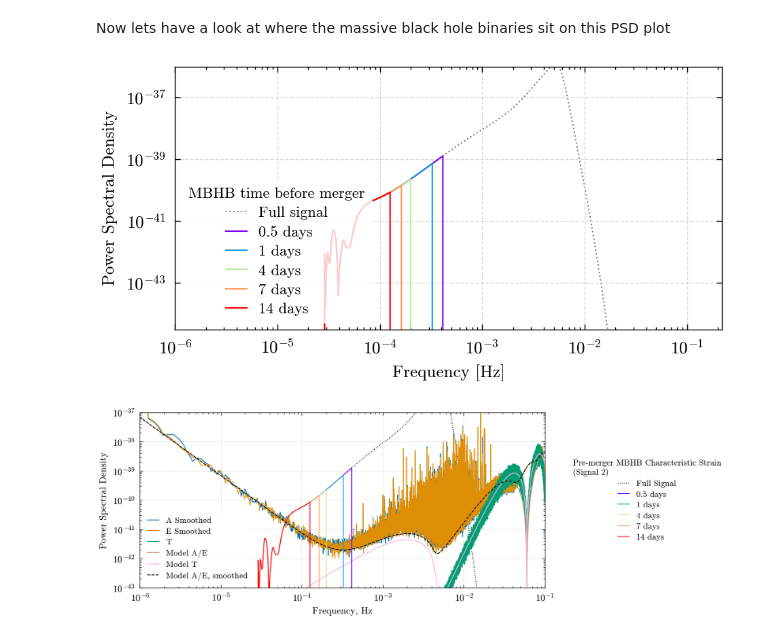
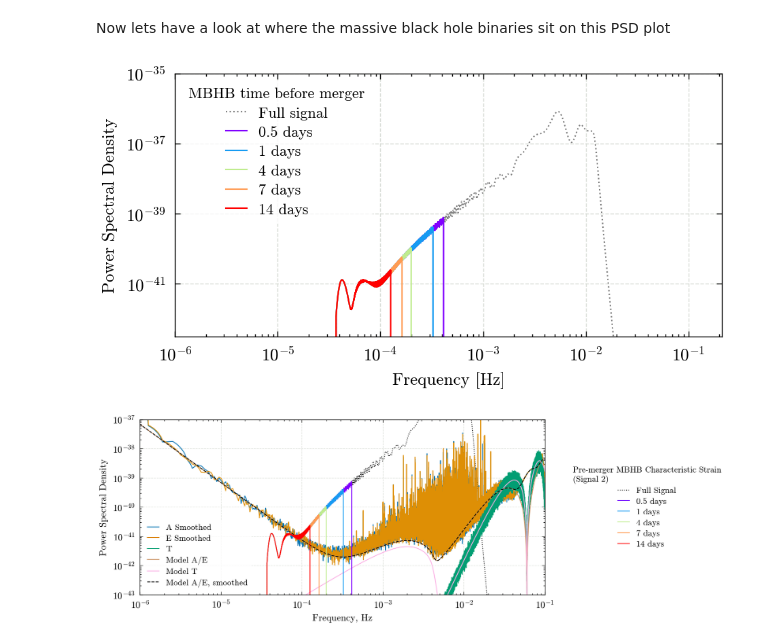
Before and after one commit to icg-gravwaves/lisa_premerger_sangria, a Jupyter notebook: estimate_psds/plot_psds.ipynb, the cells around one changed output. Drawn from its saved outputs; the diff is of its cells as text; code cells hidden in the pictures.

Commit message:
Updates to characteristic strain calculations and plotting (#61)

```diff
--- a/estimate_psds/plot_psds.ipynb
+++ b/estimate_psds/plot_psds.ipynb
@@ -119,58 +122,52 @@ example_signal_number = 2
 
 with h5py.File('characteristic_strain/collected_characteristic_strain.hdf', 'r') as ccsf:
     freqs = ccsf['frequencies'][:]
-    full_A_char = ccsf[str(example_signal_number)]['0'][:]
-    A_char = {
-        days: ccsf[str(example_signal_number)][str(days).replace('.','p')][:]
+    valid = freqs > 0
+    freqs = freqs[valid]
+    full_char = np.sqrt(ccsf[str(example_signal_number)]['0_A'][valid] ** 2 + ccsf[str(example_signal_number)]['0_E'][valid] ** 2)
+    char = {
+        days: np.sqrt(ccsf[str(example_signal_number)][str(days).replace('.','p') + '_A'][valid] ** 2 +
+                      ccsf[str(example_signal_number)][str(days).replace('.','p') + '_E'][valid] ** 2)
         for days in cutoff_days
     }
 
 # days before merger to use as cutoffs
 cutoff_days = [0.5, 1, 4, 7, 14]
-norm = mcolors.LogNorm(vmin=min(cutoff_days), vmax=max(cutoff_days))
-cmap = colormaps.get_cmap('rainbow')
-sm = cm.ScalarMappable(
-    norm=norm,
-    cmap=cmap
-)
 
-time_before_colors = {
-    time_before: sm.to_rgba(time_before)
-    for time_before in cutoff_days
-}
+time_before_colors = plotting_utils.get_colors(cutoff_days)
 time_before_colors[0] = 'k'
 # %%
 width = plt.rcParams["figure.figsize"][0] * 1.5
 height = plt.rcParams["figure.figsize"][1] * 1.25
 fig, ax = plt.subplots(1, figsize=(width, height))
 
 ax.loglog(
     freqs,
-    full_A_char ** 2 / freqs,
+    full_char ** 2 / freqs,
     c='k',
     label='Full signal',
     linestyle=':',
     zorder=-100,
     alpha=0.5
 )
 for days in cutoff_days:
 
     ax.loglog(
         freqs,
-        A_char[days] ** 2 / freqs,
+        char[days] ** 2 / freqs,
         color=time_before_colors[days],
-        label=f'{days} days'
+        label=f'{days} days',
     )
 
 ax.set_ylabel("Power Spectral Density")
 ax.set_xlabel("Frequency [Hz]")
 ax.grid()
-ax.legend(title='MBHB time before merger', loc='lower left')
+ax.legend(title='MBHB time before merger', loc='upper left')
 ax.set_xlim(left=1e-6)
-ax.set_ylim([3e-45, 1e-36])
+ax.set_ylim([3e-43, 1e-35])
 fig.show()
 # %% [output]
-[figure, old version]
+[figure, new version]
 # %%
 width = plt.rcParams["figure.figsize"][0] * 2
 height = plt.rcParams["figure.figsize"][1] * 1.5
@@ -224,7 +221,7 @@ full_h_c= load_frequencyseries(
 )
 ax.loglog(
     freqs,
-    full_A_char ** 2 / freqs,
+    full_char ** 2 / freqs,
     c='k',
     linestyle=':',
     zorder=-100,
@@ -243,7 +240,7 @@ for days in cutoff_days:
 
     ax.loglog(
         freqs,
-        A_char[days] ** 2 / freqs,
+        char[days] ** 2 / freqs,
         color=time_before_colors[days],
         label=f'{days} days'
     )
@@ -270,4 +267,4 @@ ax.grid(zorder=-100)
 
 fig.savefig(f'{paper_plot_dir}/figure_X_psds_with_sources.png')
 # %% [output]
-[figure, old version]
+[figure, new version]
```
Also changed, not shown: parts of 2 cells of this notebook, 9 other files.
